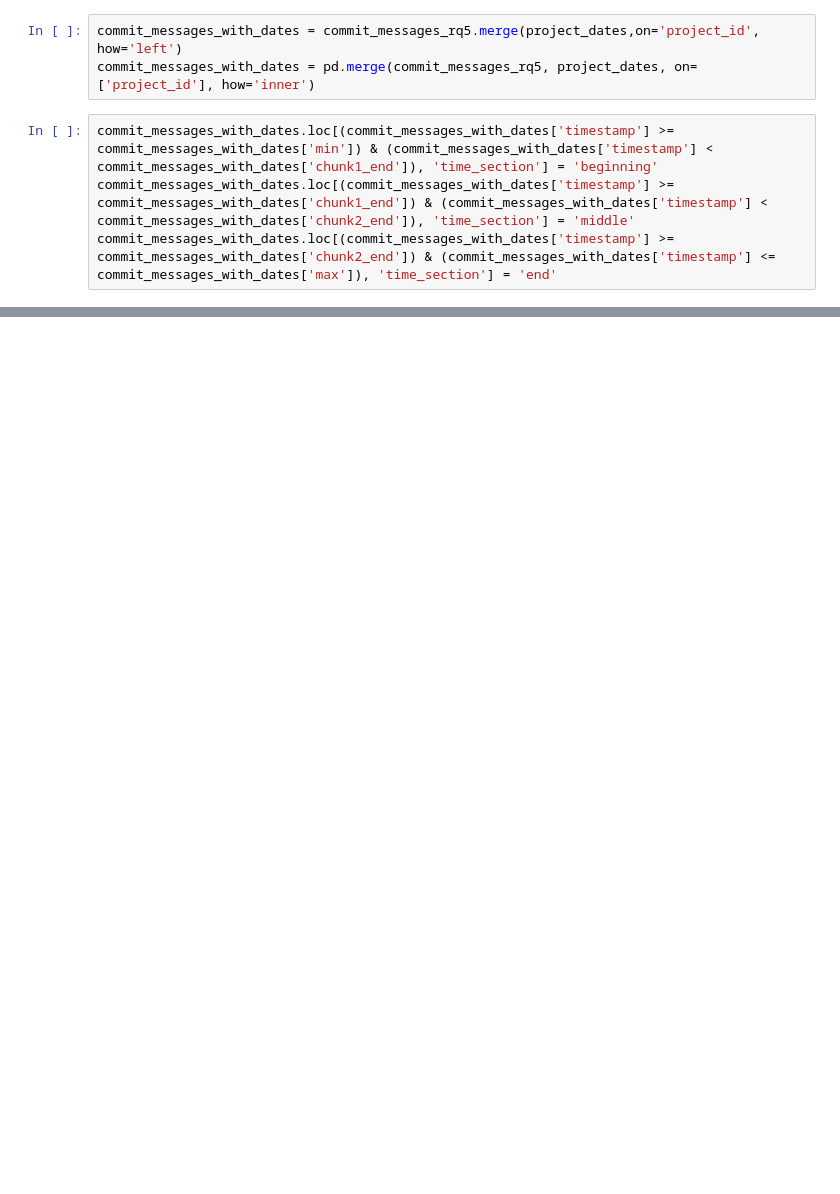
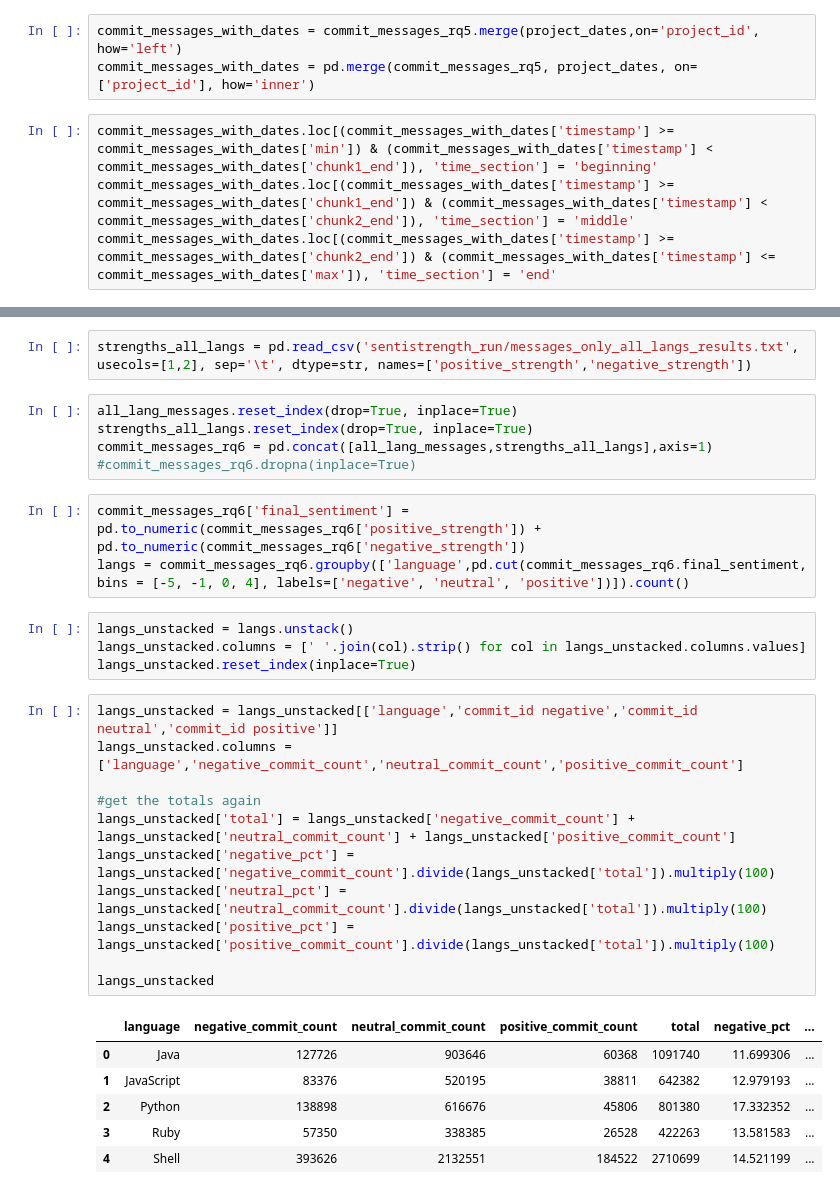
Before and after one commit to tiemonl/CSC640FinalProject, a Jupyter notebook: csc640_proj.ipynb, the cells around one changed output, grey strips where cells are left out. Saved outputs shown, nothing was run; the diff lists cells and outputs as text; blank space fills up the shorter version.

```diff
--- a/csc640_proj.ipynb
+++ b/csc640_proj.ipynb
@@ -584,0 +764,32 @@ plt.show()
+# %%
+strengths_all_langs = pd.read_csv('sentistrength_run/messages_only_all_langs_results.txt', usecols=[1,2], sep='\t', dtype=str, names=['positive_strength','negative_strength'])
+# %%
+all_lang_messages.reset_index(drop=True, inplace=True)
+strengths_all_langs.reset_index(drop=True, inplace=True)
+commit_messages_rq6 = pd.concat([all_lang_messages,strengths_all_langs],axis=1)
+#commit_messages_rq6.dropna(inplace=True)
+# %%
+commit_messages_rq6['final_sentiment'] = pd.to_numeric(commit_messages_rq6['positive_strength']) + pd.to_numeric(commit_messages_rq6['negative_strength'])
+langs = commit_messages_rq6.groupby(['language',pd.cut(commit_messages_rq6.final_sentiment, bins = [-5, -1, 0, 4], labels=['negative', 'neutral', 'positive'])]).count()
+# %%
+langs_unstacked = langs.unstack()
+langs_unstacked.columns = [' '.join(col).strip() for col in langs_unstacked.columns.values]
+langs_unstacked.reset_index(inplace=True)
+# %%
+langs_unstacked = langs_unstacked[['language','commit_id negative','commit_id neutral','commit_id positive']]
+langs_unstacked.columns = ['language','negative_commit_count','neutral_commit_count','positive_commit_count']
+
+#get the totals again
+langs_unstacked['total'] = langs_unstacked['negative_commit_count'] + langs_unstacked['neutral_commit_count'] + langs_unstacked['positive_commit_count']
+langs_unstacked['negative_pct'] = langs_unstacked['negative_commit_count'].divide(langs_unstacked['total']).multiply(100)
+langs_unstacked['neutral_pct'] = langs_unstacked['neutral_commit_count'].divide(langs_unstacked['total']).multiply(100)
+langs_unstacked['positive_pct'] = langs_unstacked['positive_commit_count'].divide(langs_unstacked['total']).multiply(100)
+
+langs_unstacked
+# %% [output]
+|  | language | negative_commit_count | neutral_commit_count | positive_commit_count | total | negative_pct | ... |
+| 0 | Java | 127726 | 903646 | 60368 | 1091740 | 11.699306 | ... |
+| 1 | JavaScript | 83376 | 520195 | 38811 | 642382 | 12.979193 | ... |
+| 2 | Python | 138898 | 616676 | 45806 | 801380 | 17.332352 | ... |
+| 3 | Ruby | 57350 | 338385 | 26528 | 422263 | 13.581583 | ... |
+| 4 | Shell | 393626 | 2132551 | 184522 | 2710699 | 14.521199 | ... |
```
Also changed, not shown: parts of 36 cells of this notebook.
